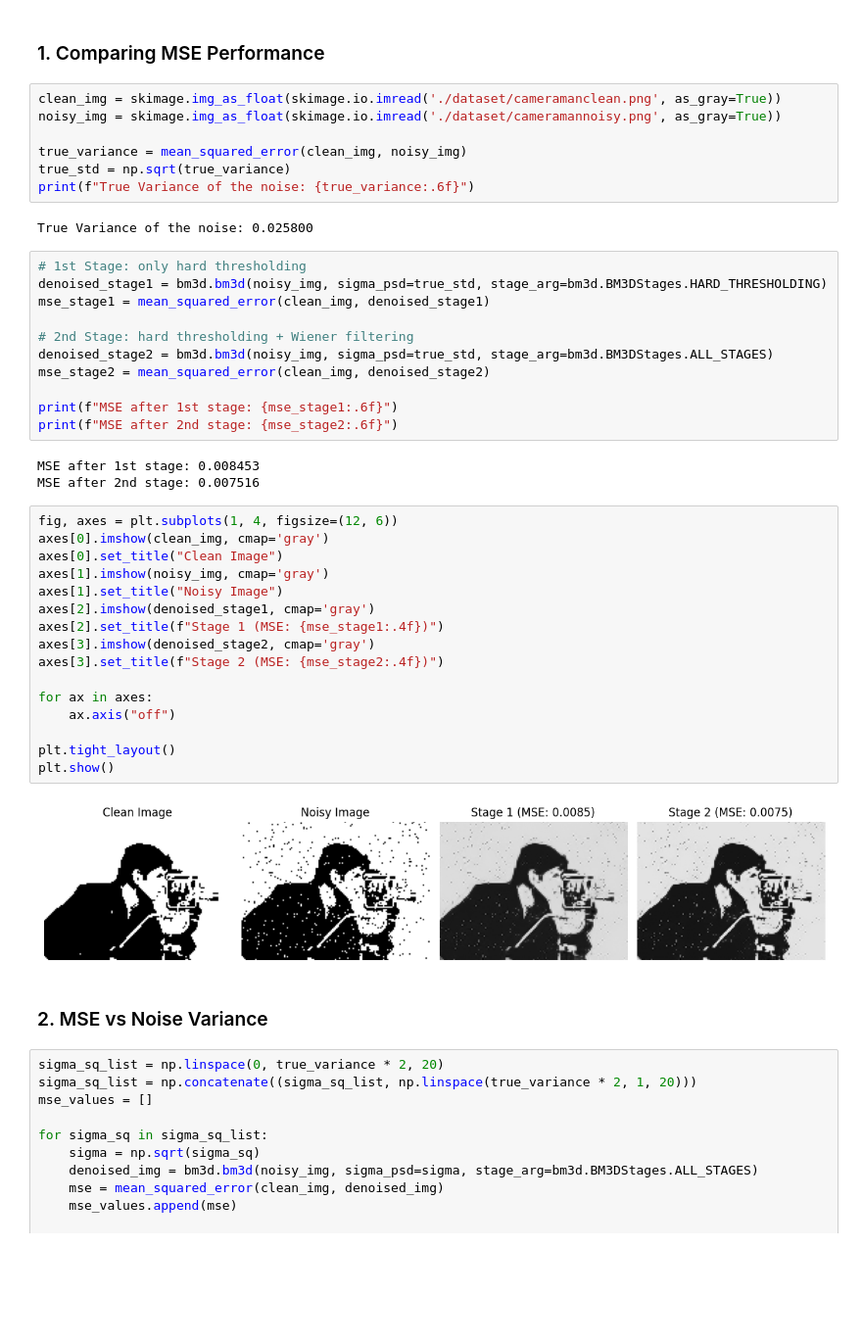
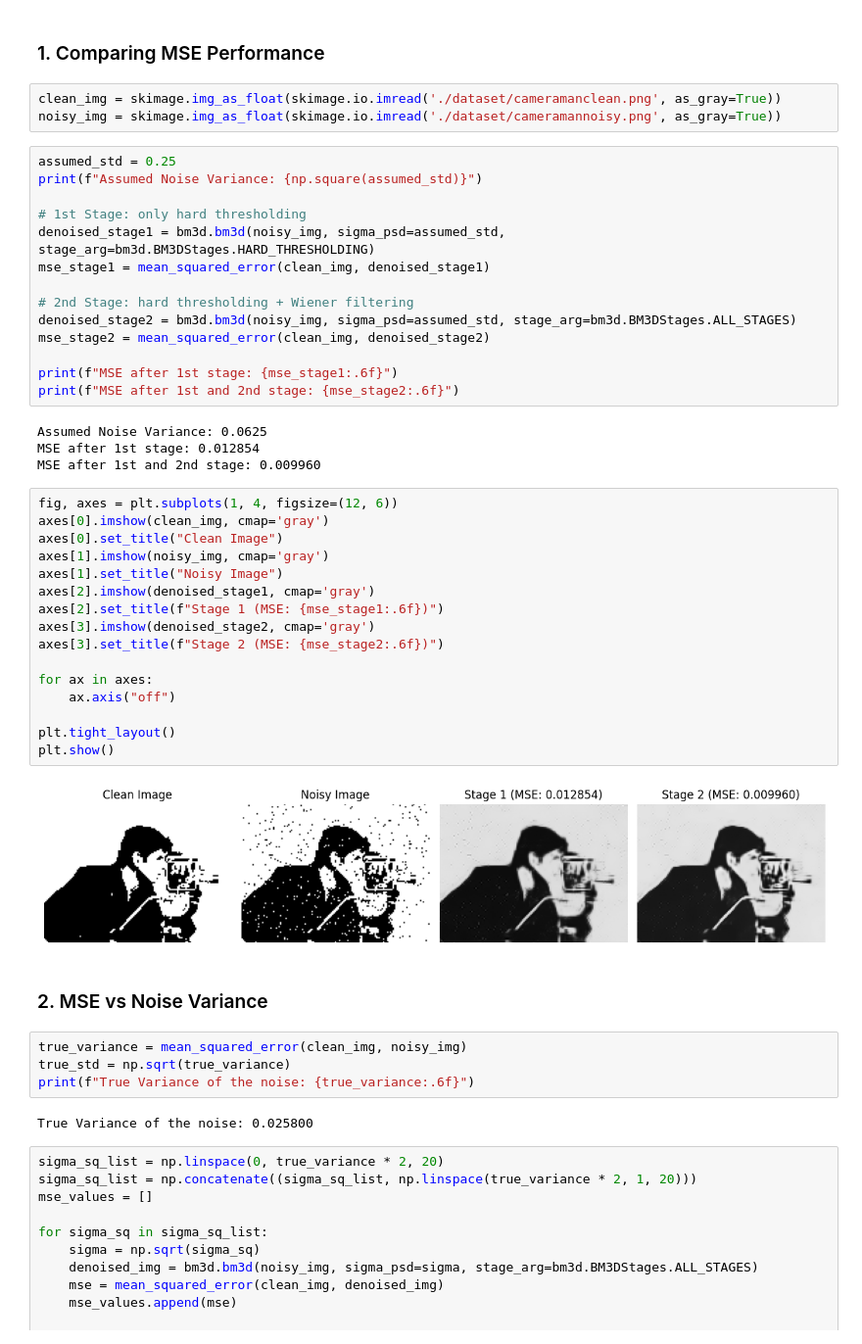
Before and after one commit to Bitupan132/E9_246_Advanced_Image_Processing, a Jupyter notebook: assignment_3/Q1_BM3D.ipynb, the cells around one changed output. Shown at 98% size. Saved outputs shown, nothing was run; the diff lists cells and outputs as text; blank space fills up the shorter version.

```diff
--- a/assignment_3/Q1_BM3D.ipynb
+++ b/assignment_3/Q1_BM3D.ipynb
@@ -26,46 +33,50 @@ from skimage.metrics import mean_squared_error
 # %%
 clean_img = skimage.img_as_float(skimage.io.imread('./dataset/cameramanclean.png', as_gray=True))
 noisy_img = skimage.img_as_float(skimage.io.imread('./dataset/cameramannoisy.png', as_gray=True))
-
-true_variance = mean_squared_error(clean_img, noisy_img)
-true_std = np.sqrt(true_variance)
-print(f"True Variance of the noise: {true_variance:.6f}")
-# %% [output]
-True Variance of the noise: 0.025800
 # %%
+assumed_std = 0.25
+print(f"Assumed Noise Variance: {np.square(assumed_std)}")
+
 # 1st Stage: only hard thresholding
-denoised_stage1 = bm3d.bm3d(noisy_img, sigma_psd=true_std, stage_arg=bm3d.BM3DStages.HARD_THRESHOLDING)
+denoised_stage1 = bm3d.bm3d(noisy_img, sigma_psd=assumed_std, stage_arg=bm3d.BM3DStages.HARD_THRESHOLDING)
 mse_stage1 = mean_squared_error(clean_img, denoised_stage1)
 
 # 2nd Stage: hard thresholding + Wiener filtering
-denoised_stage2 = bm3d.bm3d(noisy_img, sigma_psd=true_std, stage_arg=bm3d.BM3DStages.ALL_STAGES)
+denoised_stage2 = bm3d.bm3d(noisy_img, sigma_psd=assumed_std, stage_arg=bm3d.BM3DStages.ALL_STAGES)
 mse_stage2 = mean_squared_error(clean_img, denoised_stage2)
 
 print(f"MSE after 1st stage: {mse_stage1:.6f}")
-print(f"MSE after 2nd stage: {mse_stage2:.6f}")
+print(f"MSE after 1st and 2nd stage: {mse_stage2:.6f}")
 # %% [output]
-MSE after 1st stage: 0.008453
-MSE after 2nd stage: 0.007516
+Assumed Noise Variance: 0.0625
+MSE after 1st stage: 0.012854
+MSE after 1st and 2nd stage: 0.009960
 # %%
 fig, axes = plt.subplots(1, 4, figsize=(12, 6))
 axes[0].imshow(clean_img, cmap='gray')
 axes[0].set_title("Clean Image")
 axes[1].imshow(noisy_img, cmap='gray')
 axes[1].set_title("Noisy Image")
 axes[2].imshow(denoised_stage1, cmap='gray')
-axes[2].set_title(f"Stage 1 (MSE: {mse_stage1:.4f})")
+axes[2].set_title(f"Stage 1 (MSE: {mse_stage1:.6f})")
 axes[3].imshow(denoised_stage2, cmap='gray')
-axes[3].set_title(f"Stage 2 (MSE: {mse_stage2:.4f})")
+axes[3].set_title(f"Stage 2 (MSE: {mse_stage2:.6f})")
 
 for ax in axes:
     ax.axis("off")
 
 plt.tight_layout()
 plt.show()
 # %% [output]
-[figure, old version]
+[figure, new version]
 # %% [markdown]
 ### 2. MSE vs Noise Variance
+# %%
+true_variance = mean_squared_error(clean_img, noisy_img)
+true_std = np.sqrt(true_variance)
+print(f"True Variance of the noise: {true_variance:.6f}")
+# %% [output]
+True Variance of the noise: 0.025800
 # %%
 sigma_sq_list = np.linspace(0, true_variance * 2, 20)
 sigma_sq_list = np.concatenate((sigma_sq_list, np.linspace(true_variance * 2, 1, 20)))
```
Also changed, not shown: parts of 3 cells of this notebook, 6 other files.
